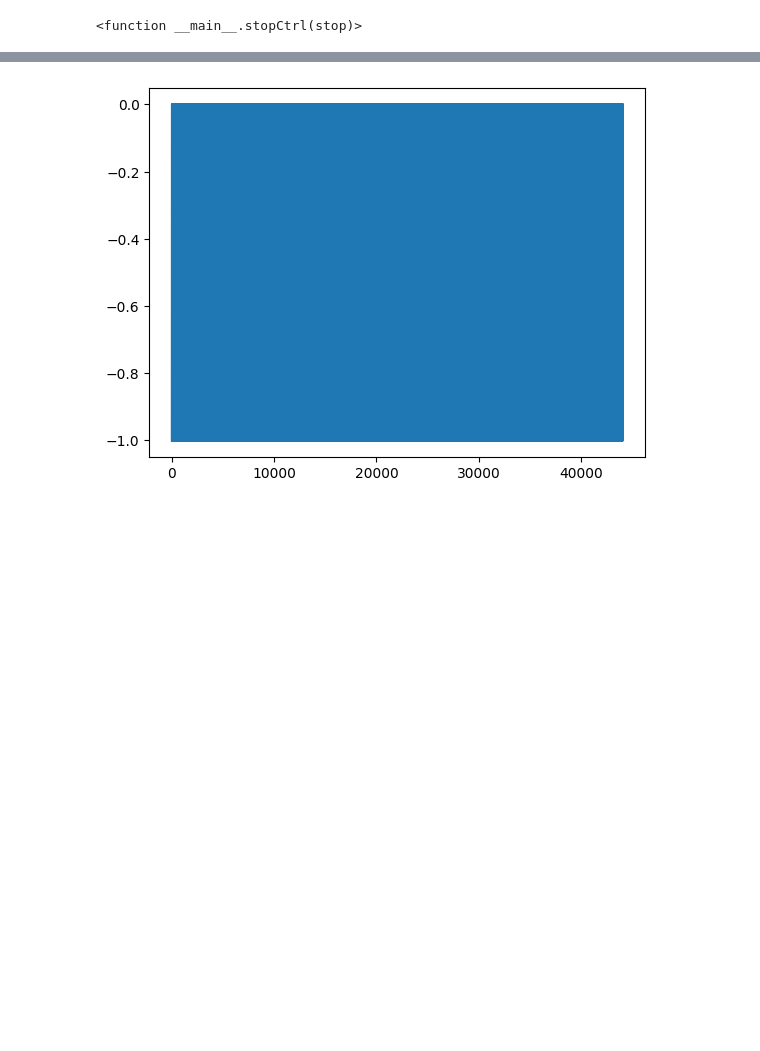
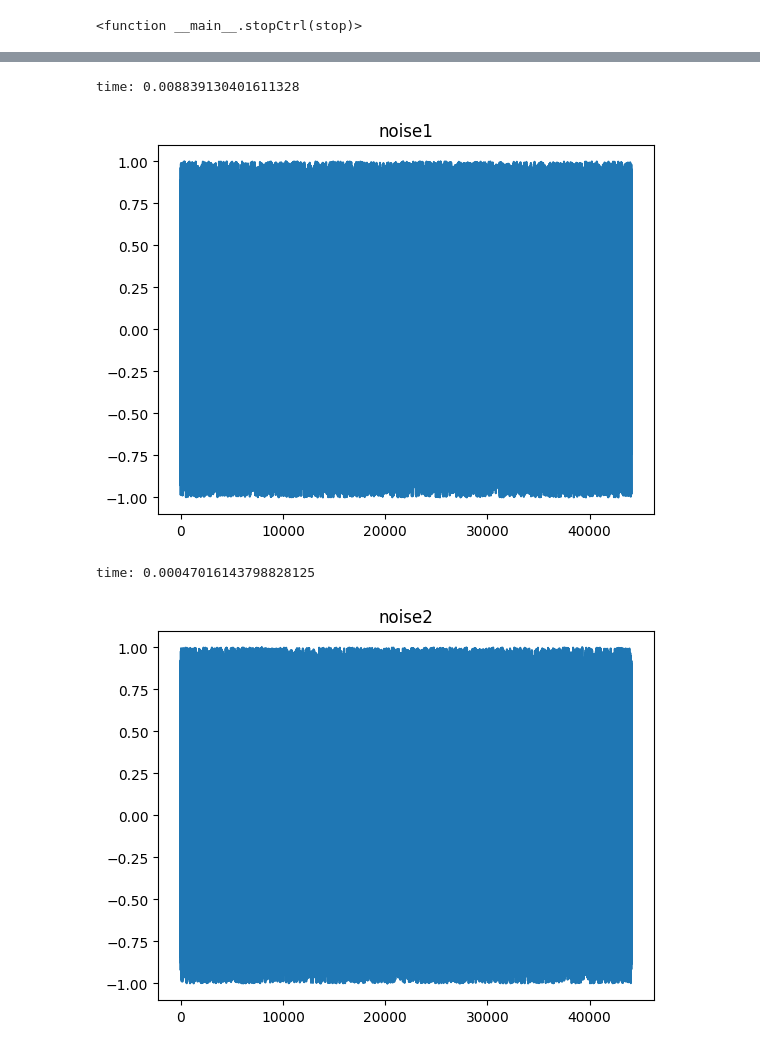
Before and after one commit to JulianSerranoChacon/MUS, a Jupyter notebook: Hoja1.ipynb, the cells around one changed output, grey strips where cells are left out. Saved outputs shown, nothing was run; the diff lists cells and outputs as text; code cells hidden in the pictures; blank space fills up the shorter version.

```diff
--- a/Hoja1.ipynb
+++ b/Hoja1.ipynb
@@ -137,28 +139,55 @@ Generar una señal de ruido de 1 segundo de duración y reproducirla.
 # %%
 import numpy as np
 import sounddevice as sd
 import matplotlib.pyplot as plt
 import random as rnd
+import time
 
+# * Declaramos data
 data
 
+# * Definimos una primera funcion que genera y guarda valores aleatorios del -1 al 1 en data usando el
+# * random de python
 def noise1(dur):
     global data
     data = np.empty([SRATE * dur])
 
     for i in range(0, SRATE * dur):
         data[i] = (rnd.random() * 2) - 1
 
+# * Definimos una segunda que hace lo mismo pero en vez de usar el random de python usa el uniform de
+# * numpy que permite utilizar la distribucion uniforme para generar x valores pseudoaleatorios y guardarlos
+# * en un array
 def noise2(dur):
     global data
     data = np.random.uniform(-1.0, 1.0, SRATE * dur)
 
+# * registramos el tiempo que tarda en ejecutarse
+start = time.time()
 noise1(1)
+print(f'time: {time.time() - start}')
 
+# * pintamos la grafica creando una figura nueva, la titulamos para diferenciarla, le damos los puntos y la
+# * imprimimos
 plt.figure(1)
+plt.title("noise1")
 plt.plot(data)
 plt.show()
 
+# * lo mismo para la otra funcion
+start = time.time()
+noise2(1)
+print(f'time: {time.time() - start}')
+
+plt.figure(2)
+plt.title("noise2")
+plt.plot(data)
+plt.show()
+
+# * escuchamos solo la segunda
 sd.play(data, SRATE)
 # %% [output]
+time: 0.008839130401611328
-[figure, old version]
+[figure, new version]
+time: 0.00047016143798828125
+[figure, added]
```
Also changed, not shown: parts of 1 cell of this notebook.
